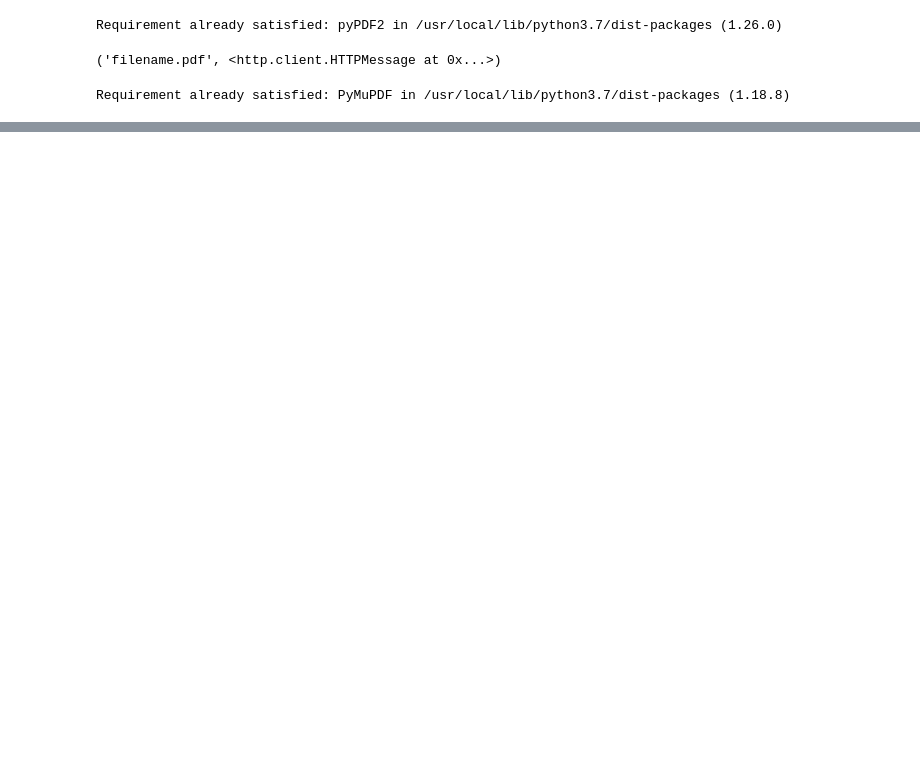
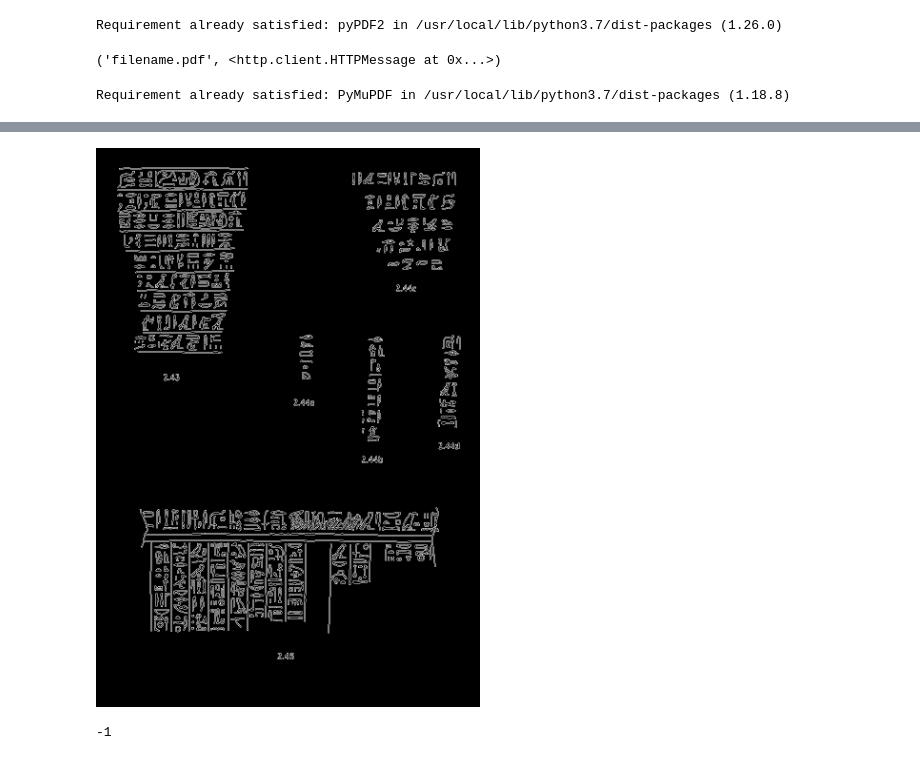
Before and after one commit to Yuqi-Gao/WHATEVER, a Jupyter notebook: Untitled5.ipynb, the cells around one changed output, grey strips where cells are left out. Cells and saved outputs as stored; diff of their text form; code cells hidden in the pictures; blank space fills up the shorter version.

```diff
--- a/Untitled5.ipynb
+++ b/Untitled5.ipynb
@@ -73,0 +180,7 @@ pix3.writePNG("Im2.png")
+# %%
+edge_detected_image = cv2.Canny(bilateral_filtered_image, 75, 200)
+cv2_imshow(edge_detected_image)
+cv2.waitKey(0)
+# %% [output]
+[figure, added]
+-1
```
Also changed, not shown: parts of 8 cells of this notebook.
